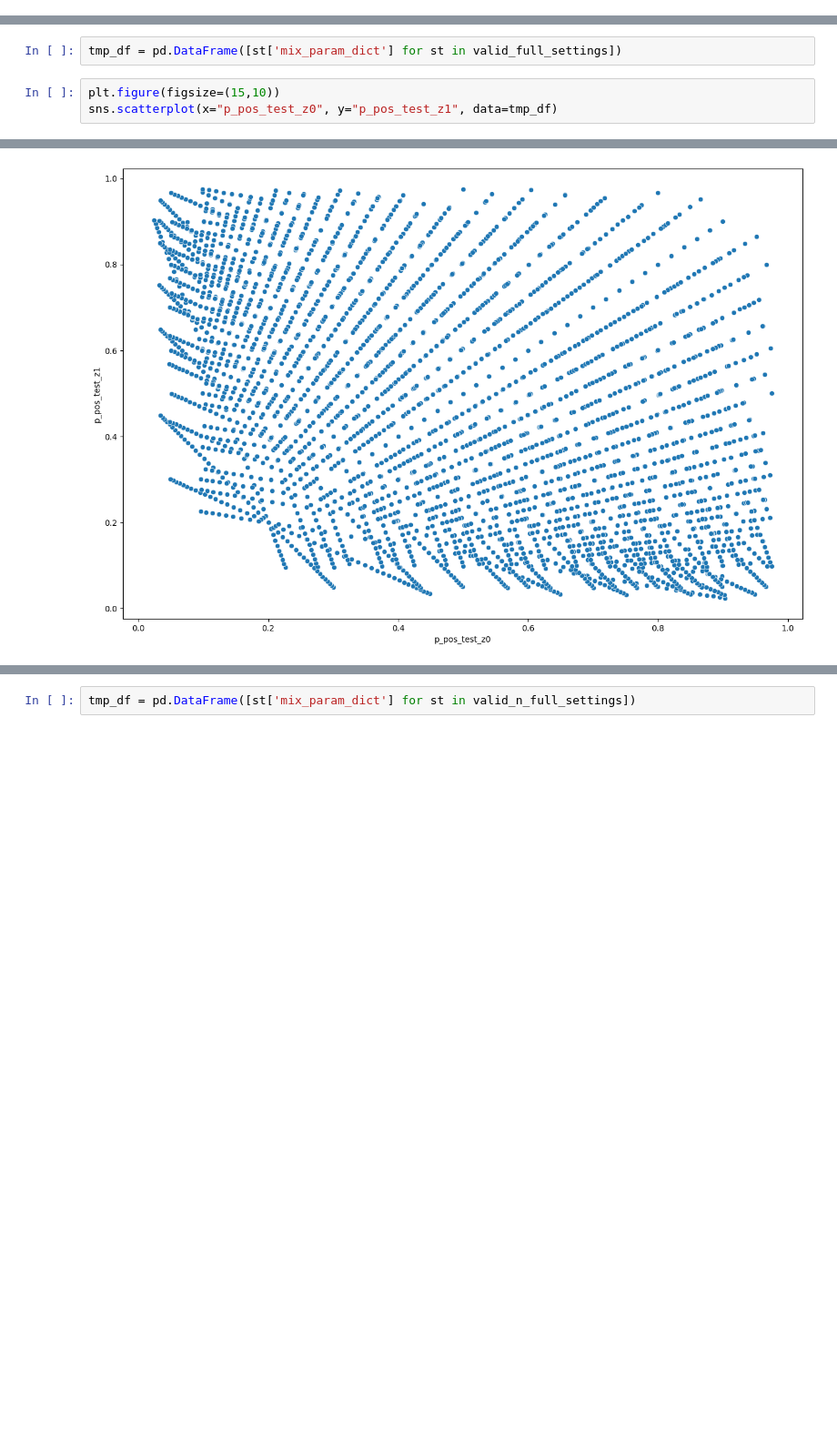
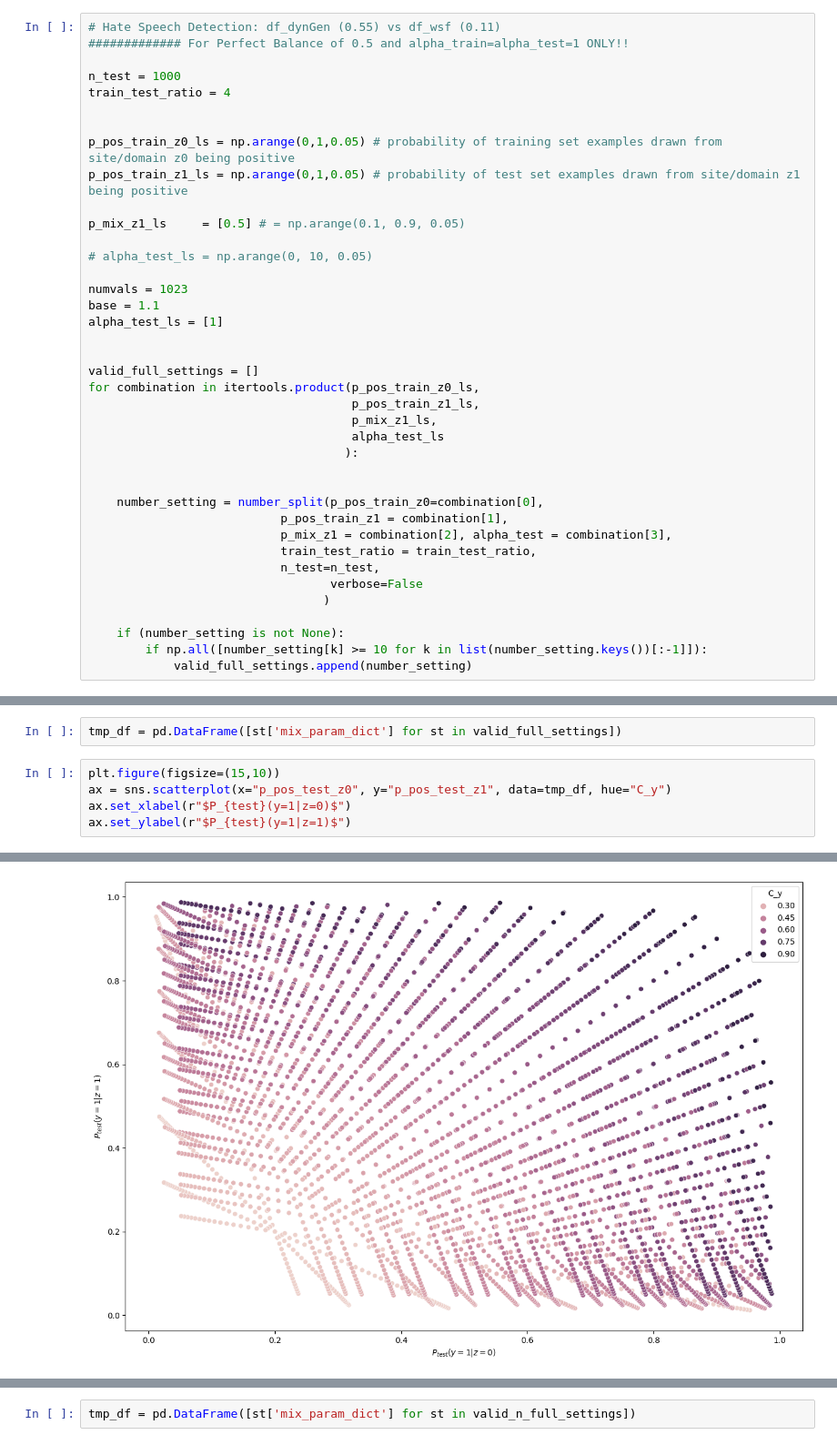
Before and after one commit to LinguisticAnomalies/DeconDTN, a Jupyter notebook: notebooks_xiruo/[test] Logistic Regression.ipynb, the cells around one changed output, grey strips where cells are left out. Shown at 91% size. Cells and saved outputs as stored; diff of their text form; blank space fills up the shorter version.

```diff
--- a/notebooks_xiruo/[test] Logistic Regression.ipynb
+++ b/notebooks_xiruo/[test] Logistic Regression.ipynb
@@ -973,5 +1124,44 @@ for combination in itertools.product(p_pos_train_z0_ls,
         if np.all([number_setting[k] >= 10 for k in list(number_setting.keys())[:-1]]):
             valid_full_settings.append(number_setting)
+# %%
+# Hate Speech Detection: df_dynGen (0.55) vs df_wsf (0.11)
+############# For Perfect Balance of 0.5 and alpha_train=alpha_test=1 ONLY!!
+
+n_test = 1000
+train_test_ratio = 4
+
+
+p_pos_train_z0_ls = np.arange(0,1,0.05) # probability of training set examples drawn from site/domain z0 being positive
+p_pos_train_z1_ls = np.arange(0,1,0.05) # probability of test set examples drawn from site/domain z1 being positive
+
+p_mix_z1_ls     = [0.5] # = np.arange(0.1, 0.9, 0.05)
+
+# alpha_test_ls = np.arange(0, 10, 0.05)
+
+numvals = 1023
+base = 1.1
+alpha_test_ls = [1]
+
+
+valid_full_settings = []
+for combination in itertools.product(p_pos_train_z0_ls,
+                                     p_pos_train_z1_ls,
+                                     p_mix_z1_ls,
+                                     alpha_test_ls
+                                    ):
+
+
+    number_setting = number_split(p_pos_train_z0=combination[0],
+                           p_pos_train_z1 = combination[1],
+                           p_mix_z1 = combination[2], alpha_test = combination[3],
+                           train_test_ratio = train_test_ratio,
+                           n_test=n_test,
+                                  verbose=False
+                                 )
+
+    if (number_setting is not None):
+        if np.all([number_setting[k] >= 10 for k in list(number_setting.keys())[:-1]]):
+            valid_full_settings.append(number_setting)
 # %%
 # WILDS: CivilComments
 # by Christian: df_christian (0.11) vs df_nonchristian (0.11)
@@ -1031,5 +1211,7 @@ valid_full_settings[0]
 tmp_df = pd.DataFrame([st['mix_param_dict'] for st in valid_full_settings])
 # %%
 plt.figure(figsize=(15,10))
-sns.scatterplot(x="p_pos_test_z0", y="p_pos_test_z1", data=tmp_df)
+ax = sns.scatterplot(x="p_pos_test_z0", y="p_pos_test_z1", data=tmp_df, hue="C_y")
+ax.set_xlabel(r"$P_{test}(y=1|z=0)$")
+ax.set_ylabel(r"$P_{test}(y=1|z=1)$")
 # %% [output]
@@ -1037 +1219 @@ sns.scatterplot(x="p_pos_test_z0", y="p_pos_test_z1", data=tmp_df)
-[figure, old version]
+[figure, new version]
```
Also changed, not shown: parts of 106 cells of this notebook, 21 other files.
